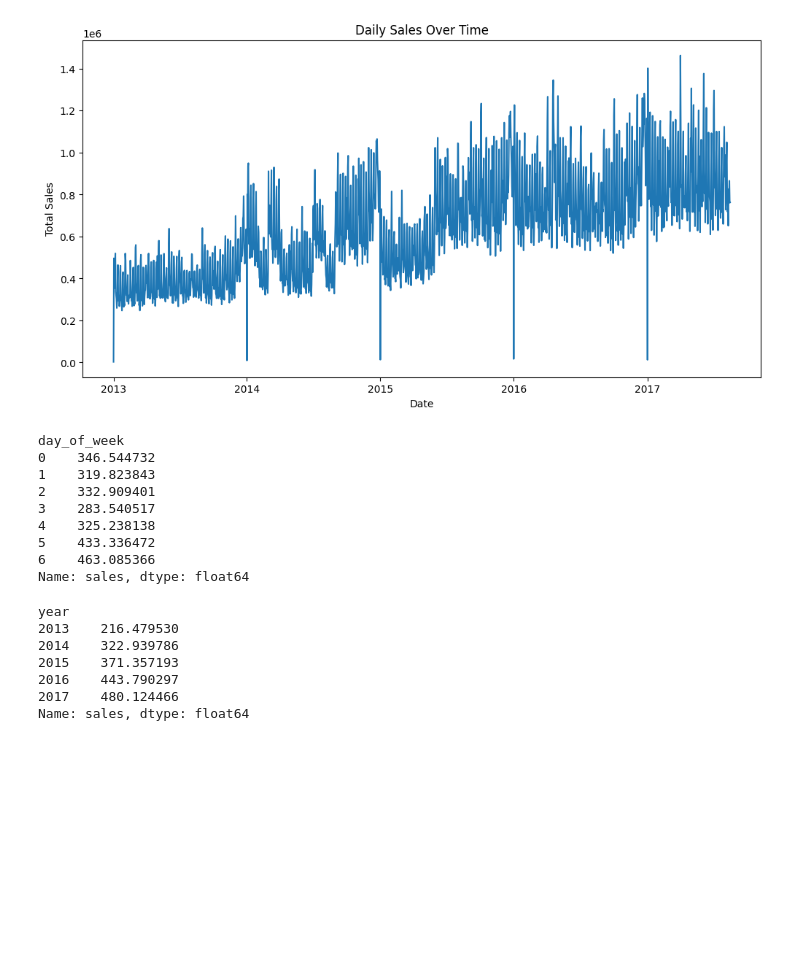
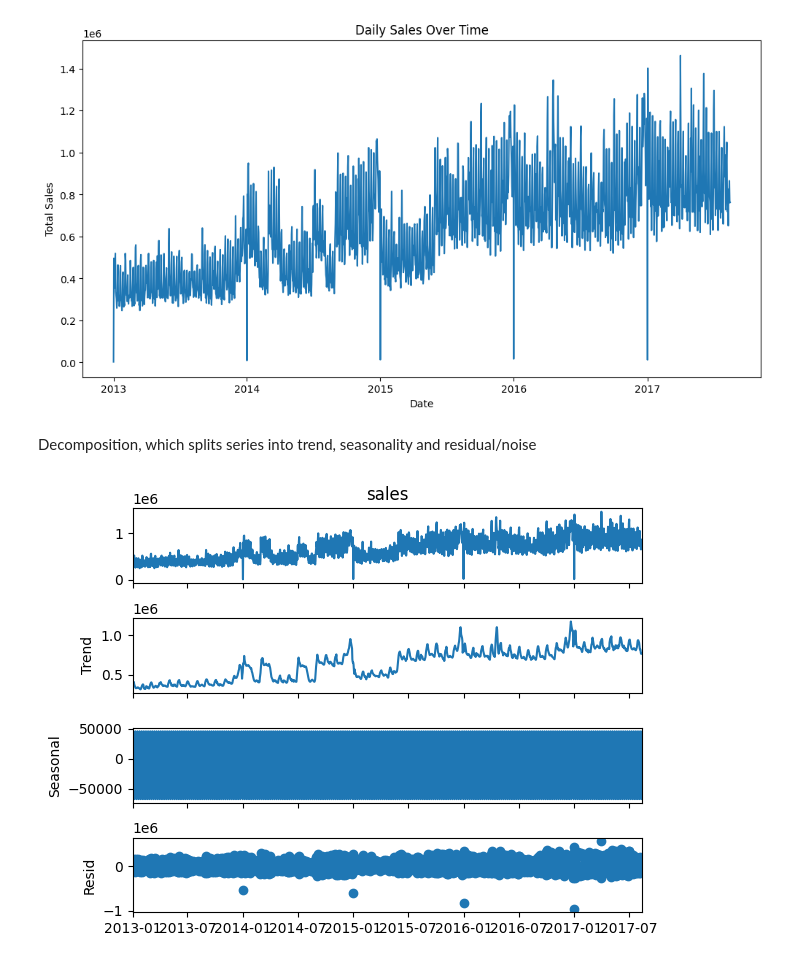
Before and after one commit to blendg36/time_series, a Jupyter notebook: notebooks/01_exploration.ipynb, the cells around one changed output. Cells and saved outputs as stored; diff of their text form; code cells hidden in the pictures; blank space fills up the shorter version.

```diff
--- a/notebooks/01_exploration.ipynb
+++ b/notebooks/01_exploration.ipynb
@@ -39,26 +59,13 @@ plt.ylabel("Total Sales")
 plt.show()
 # %% [output]
 [figure]
-# %%
-df["day_of_week"] = df["date"].dt.dayofweek
-df["year"] = df["date"].dt.year
-
-print(df.groupby("day_of_week")["sales"].mean())
-df.groupby("year")["sales"].mean()
-# %% [output]
-day_of_week
-0    346.544732
-1    319.823843
-2    332.909401
-3    283.540517
-4    325.238138
-5    433.336472
-6    463.085366
-Name: sales, dtype: float64
-year
-2013    216.479530
-2014    322.939786
-2015    371.357193
-2016    443.790297
-2017    480.124466
-Name: sales, dtype: float64
+# %% [markdown]
+Decomposition, which splits series into trend, seasonality and residual/noise
+# %%
+from statsmodels.tsa.seasonal import seasonal_decompose
+
+result = seasonal_decompose(daily_sales, model="additive", period=7) #7 for weekly seasonality, additive assumes data = trend + seasonal + residual
+result.plot()
+plt.show()
+# %% [output]
+[figure, added]
```
Also changed, not shown: parts of 5 cells of this notebook.
